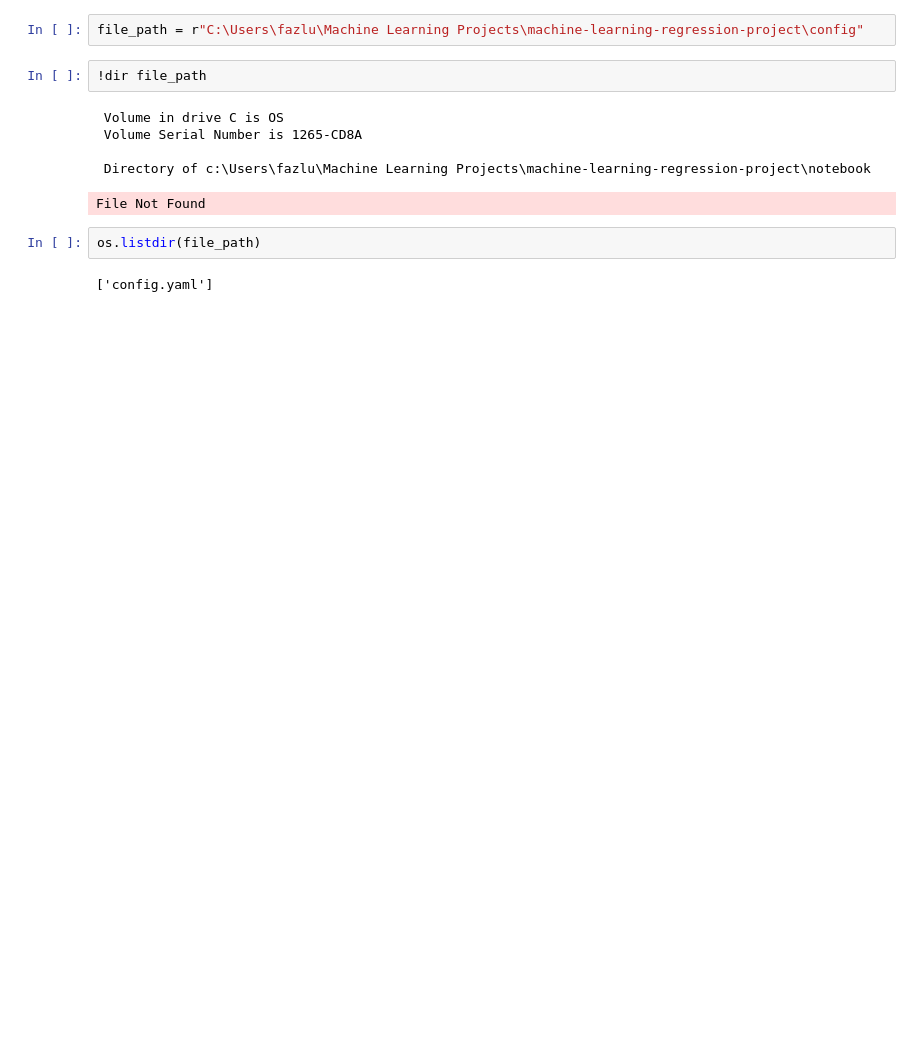
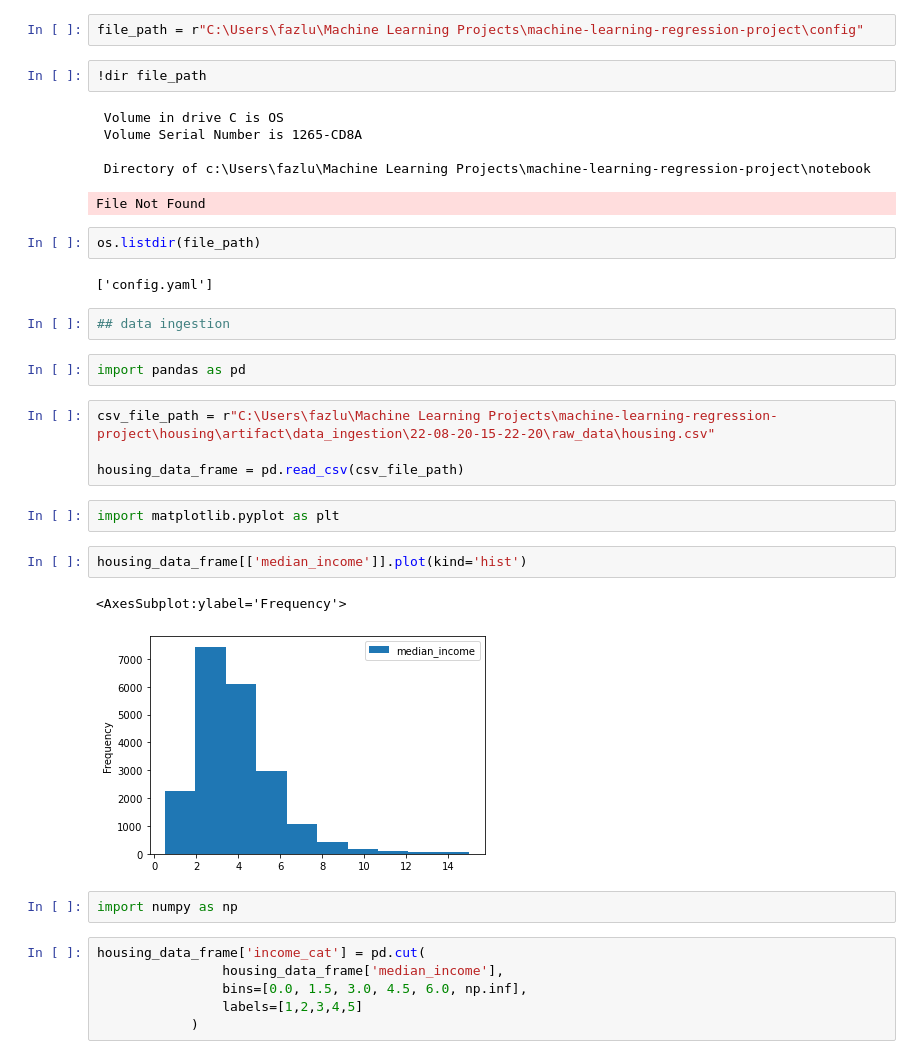
Before and after one commit to FazlullahBokhari/-Machine_Learning_Regression_End_to_End_Projects, a Jupyter notebook: notebook/example2.ipynb, the cells around one changed output. Saved outputs shown, nothing was run; the diff lists cells and outputs as text; blank space fills up the shorter version.

```diff
--- a/notebook/example2.ipynb
+++ b/notebook/example2.ipynb
@@ -20,3 +20,26 @@ File Not Found
 os.listdir(file_path)
 # %% [output]
 ['config.yaml']
+# %%
+## data ingestion
+# %%
+import pandas as pd
+# %%
+csv_file_path = r"C:\Users\fazlu\Machine Learning Projects\machine-learning-regression-project\housing\artifact\data_ingestion\22-08-20-15-22-20\raw_data\housing.csv"
+
+housing_data_frame = pd.read_csv(csv_file_path)
+# %%
+import matplotlib.pyplot as plt
+# %%
+housing_data_frame[['median_income']].plot(kind='hist')
+# %% [output]
+<AxesSubplot:ylabel='Frequency'>
+[figure, added]
+# %%
+import numpy as np
+# %%
+housing_data_frame['income_cat'] = pd.cut(
+                housing_data_frame['median_income'],
+                bins=[0.0, 1.5, 3.0, 4.5, 6.0, np.inf],
+                labels=[1,2,3,4,5]
+            )
```
Also changed, not shown: parts of 29 cells of this notebook, 3 other files.
